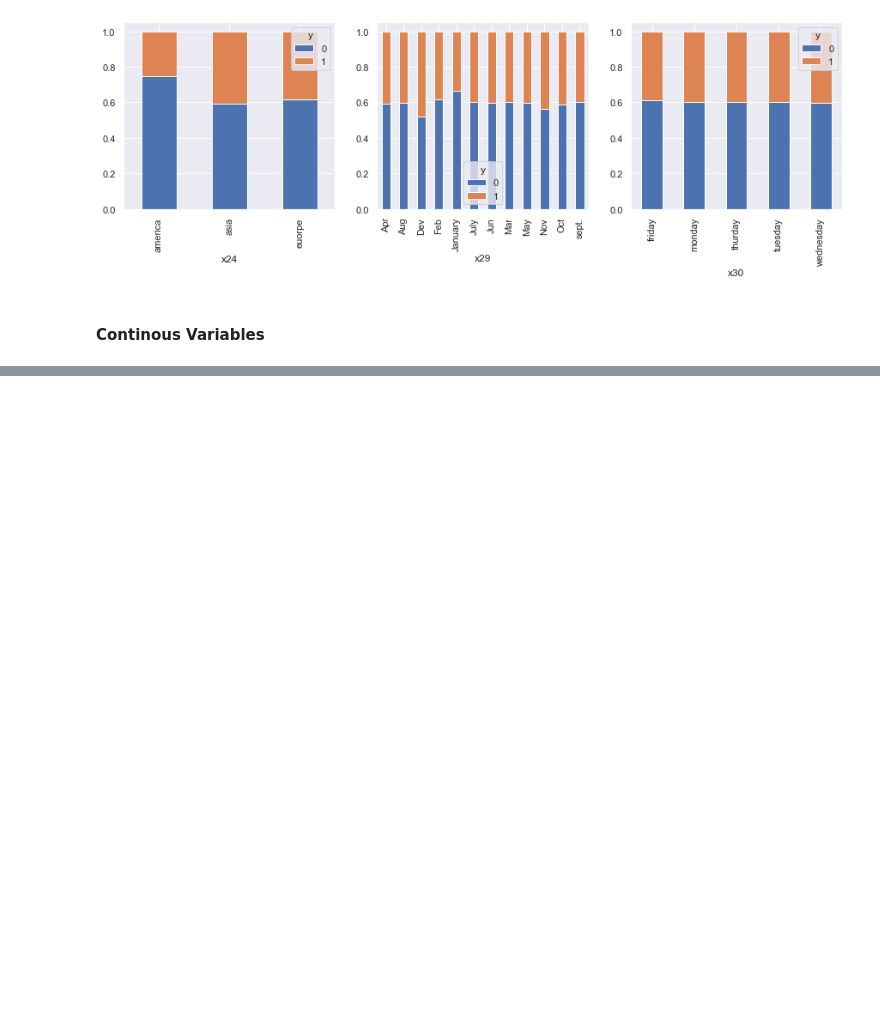
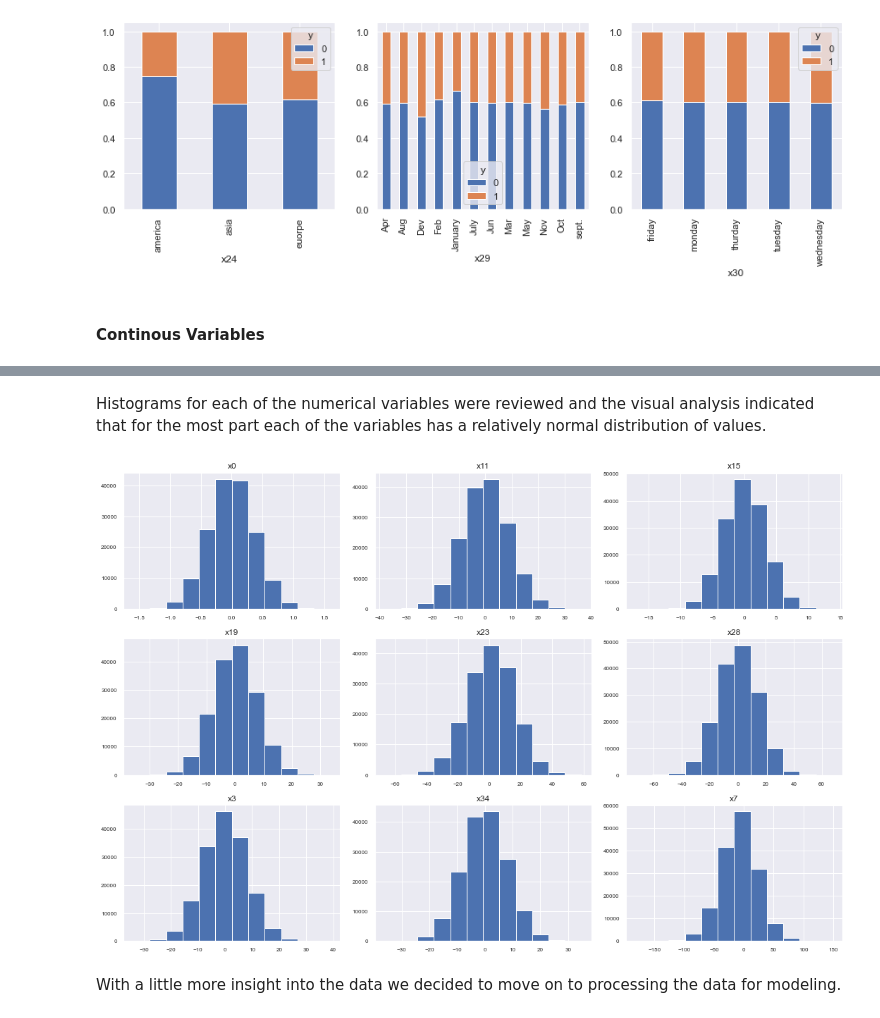
Before and after one commit to dhyanshah/MS7333_QTW, a Jupyter notebook: Final_Case/QTW_FinalCase.ipynb, the cells around one changed output, grey strips where cells are left out. Drawn from its saved outputs; the diff is of its cells as text; code cells hidden in the pictures; blank space fills up the shorter version.

```diff
--- a/Final_Case/QTW_FinalCase.ipynb
+++ b/Final_Case/QTW_FinalCase.ipynb
@@ -280,0 +236,12 @@ Total Missing Values:  1520
+# %%
+dfHist = df_num.iloc[:,[0,3,7,11,15,19,23,27,31]]
+# %% [markdown]
+Histograms for each of the numerical variables were reviewed and the visual analysis indicated that for the most part each of the variables has a relatively normal distribution of values.
+# %%
+dfHist.hist(xlabelsize = 8, ylabelsize = 8, bins = 12, figsize = (15, 10))
+plt.tight_layout()
+plt.show()
+# %% [output]
+[figure, added]
+# %% [markdown]
+With a little more insight into the data we decided to move on to processing the data for modeling.
```
Also changed, not shown: parts of 62 cells of this notebook.
